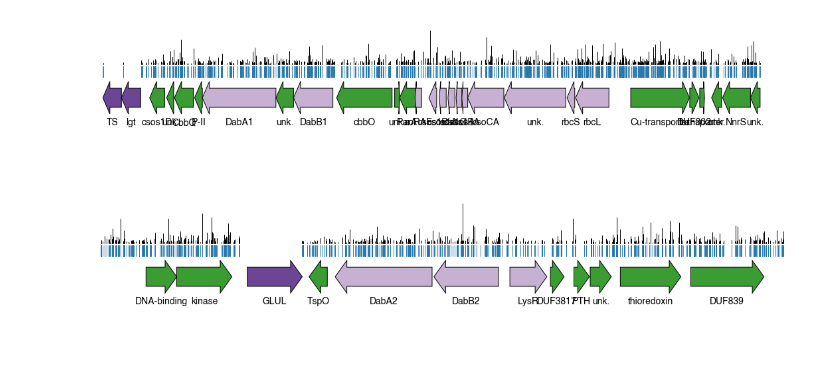
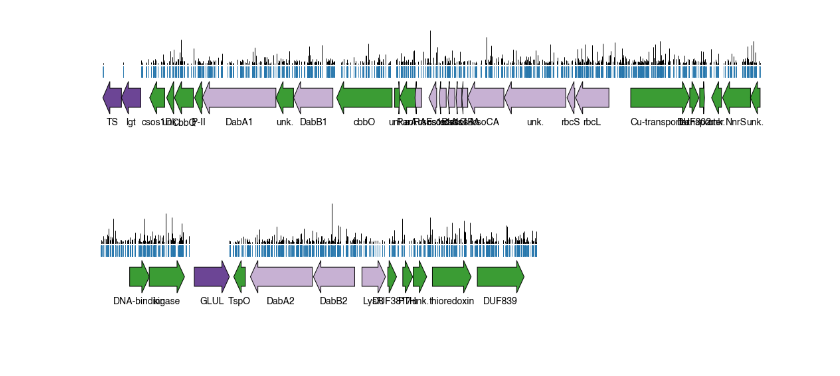
Before and after one commit to jackdesmarais/DabTransporterPaper, a Jupyter notebook: scripts/Figure 2 HCR genes.ipynb, the cells around one changed output. Drawn from its saved outputs; the diff is of its cells as text; code cells hidden in the pictures.

```diff
--- a/scripts/Figure 2 HCR genes.ipynb
+++ b/scripts/Figure 2 HCR genes.ipynb
@@ -188,7 +188,16 @@ short_names = {'HNEAP_RS04610': 'ParA',
                'HNEAP_RS01015': 'kinase',
                'HNEAP_RS01035': 'DabB2',
                'HNEAP_RS01060': 'thioredoxin',
-               'HNEAP_RS01040': 'LysR'}
+               'HNEAP_RS01040': 'LysR',
+               'HNEAP_RS07310': 'unk.',
+               'HNEAP_RS07320': 'Crp/Fnr',
+               'HNEAP_RS07315': 'unk.',
+               'HNEAP_RS07325': 'diguanylate phosphodiesterase',
+              'HNEAP_RS05485': 'tRNA-Met',
+               'HNEAP_RS12520': 'unk.',
+               'HNEAP_RS05495': 'VWA',
+               'HNEAP_RS05480': 'diguanylate cyclase',
+               'HNEAP_RS05490': 'LysR'}
 
 essentiality_colors = {
     'essential': qual_palette[9],
@@ -345,31 +354,35 @@ for gene_idx in genes_in_region.index:
             head_length=head_length, fill=True,facecolor=c)
         ax.add_artist(genePic)
         plt.text(start-length/2, y-0.07, gene_name, ha='center', fontsize=14)
 
 poses = (insert_in_region.pos - region_start) * len_per_bp
 n_positions = len(poses)
 
 bottoms = [y+height+headwidth/2 + 0.045]*n_positions
 tops = bottoms + (height*insert_in_region.n_total)
 plt.vlines(poses, bottoms, tops, colors='k')
 
 bottoms = np.array([y+height+headwidth/2+0.01]*n_positions)
 tops = bottoms + 0.03
 plt.vlines(poses, tops, bottoms, colors=insert_color, linewidth=0.75)
 
 # print(dict(zip(genes_in_region.locusId, genes_in_region.desc)))
 
 
 
 ax.xaxis.set_visible(False)
 ax.yaxis.set_visible(False)
 ax.spines['right'].set_visible(False)
 ax.spines['top'].set_visible(False)
 ax.spines['left'].set_visible(False)
 ax.spines['bottom'].set_visible(False)
+
+length_longer_axis = ((986794+11000)- (983594-14000))*len_per_bp
+
+plt.xlim(0,length_longer_axis)
 plt.tight_layout()
 
 plt.savefig('fig2/fig1C_sub2.eps', format='eps', bbox_inches='tight')
 plt.show()
 # %% [output]
-[figure, old version]
+[figure, new version]
```
Also changed, not shown: parts of 4 cells of this notebook, 14 other files.
